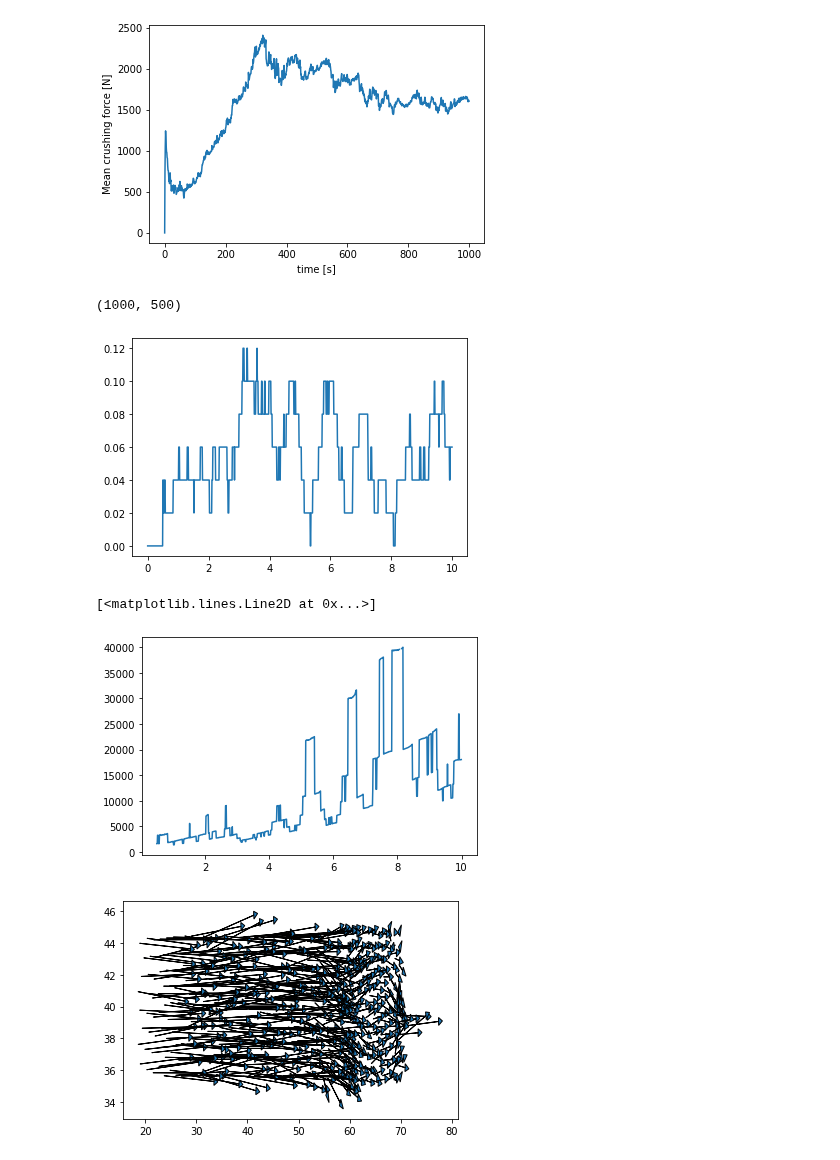
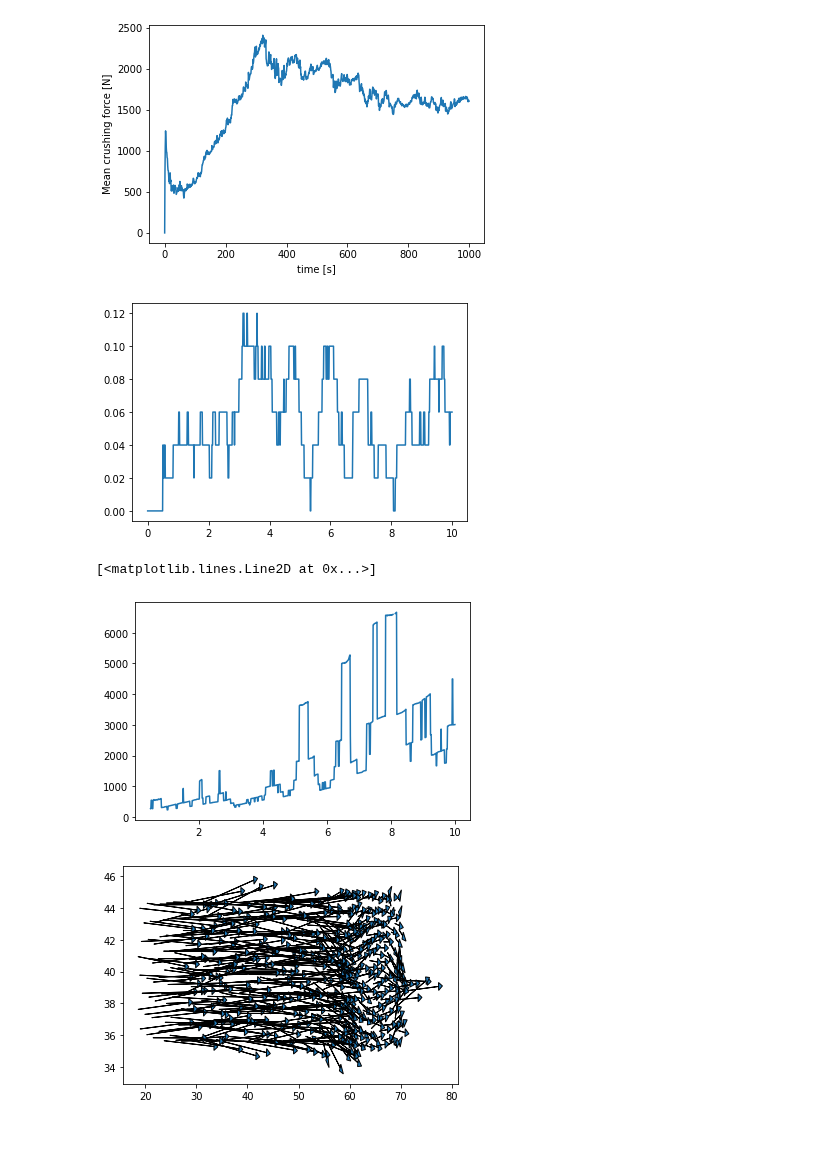
Before and after one commit to gasparyanartur/crowd-disasters-simulation, a Jupyter notebook: analysis.ipynb, the cells around one changed output. Cells and saved outputs as stored; diff of their text form; code cells hidden in the pictures.

```diff
--- a/analysis.ipynb
+++ b/analysis.ipynb
@@ -16,6 +16,10 @@ i_fy = 5
 i_pr = 6
 i_ps = 7
 # %%
-sconst = sconst = SimConstants.from_file('./data/const_n=500,w=10,v=7.5.json')
-data_csv = pd.read_csv('./data/hist_n=500,w=10,v=7.5.csv')
-data_csv
+def read_data(name='n=500,w=10,v=7.5'):
+    sconst = SimConstants.from_file(f"./data/const_{name}.json")
+    data_csv = pd.read_csv(f"./data/hist_{name}.csv")
+    data_arr = data_csv.to_numpy()
+    data = data_arr.reshape(sconst.n_time_steps, -1, *data_arr.shape[1:])
+
+    return data, sconst
@@ -36,6 +26,5 @@ data_csv
 # %%
-data_arr = data_csv.to_numpy()
-data = data_arr.reshape(sconst.n_time_steps, -1, *data_arr.shape[1:])
+data, sconst = read_data()
 print(data.shape)
 # %% [output]
 (1000, 500, 8)
@@ -140,7 +129,6 @@ plt.plot(time_steps, np.mean(data[:, :, 6], axis=1));
 # Number of people leaving as a function of time
 living_states = data[:, :, 7]
 n_leaving = (living_states == sconst.s_exited).astype(int)
-print(n_leaving.shape)
 n_leaving_t = n_leaving[1:] - n_leaving[:-1]
 
 n_frames = sconst.n_time_steps
@@ -153,16 +141,15 @@ for i in range(avg_window, n_frames):
 
 plt.plot(np.arange(1000)*sconst.time_inc, n_leaving_t_avg);
 # %% [output]
-(1000, 500)
 [figure]
 # %%
 # Reynolds number
 #reynold = np.zeros(sconst.n_time_steps)
-reynold = avg_densities * sconst.v_max * (sconst.right_inner - sconst.left_inner) / n_leaving_t_avg
+reynold = avg_densities * sconst.v_max * sconst.width / n_leaving_t_avg
 plt.plot(np.arange(sconst.n_time_steps)*sconst.time_inc, reynold)
 # %% [output]
 [<matplotlib.lines.Line2D at 0x...>]
-[figure, old version]
+[figure, new version]
 # %%
 
 
```
Also changed, not shown: parts of 6 cells of this notebook.
